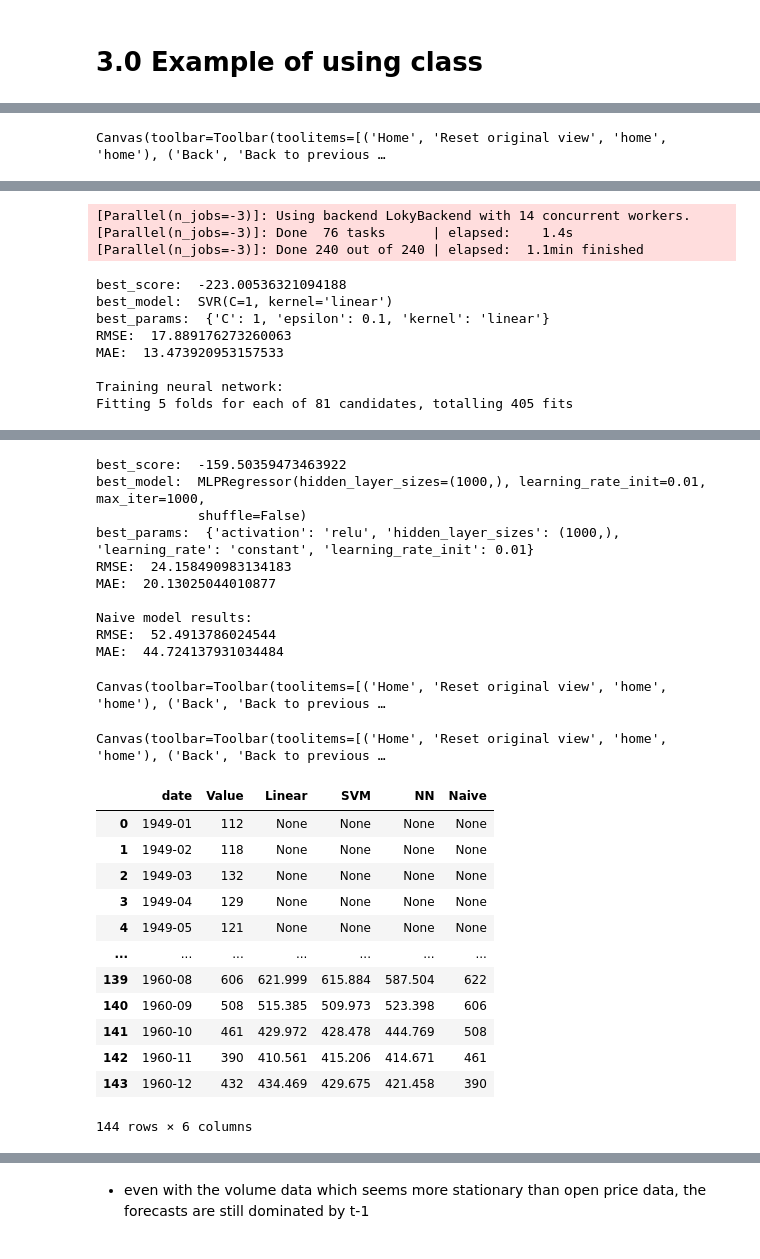
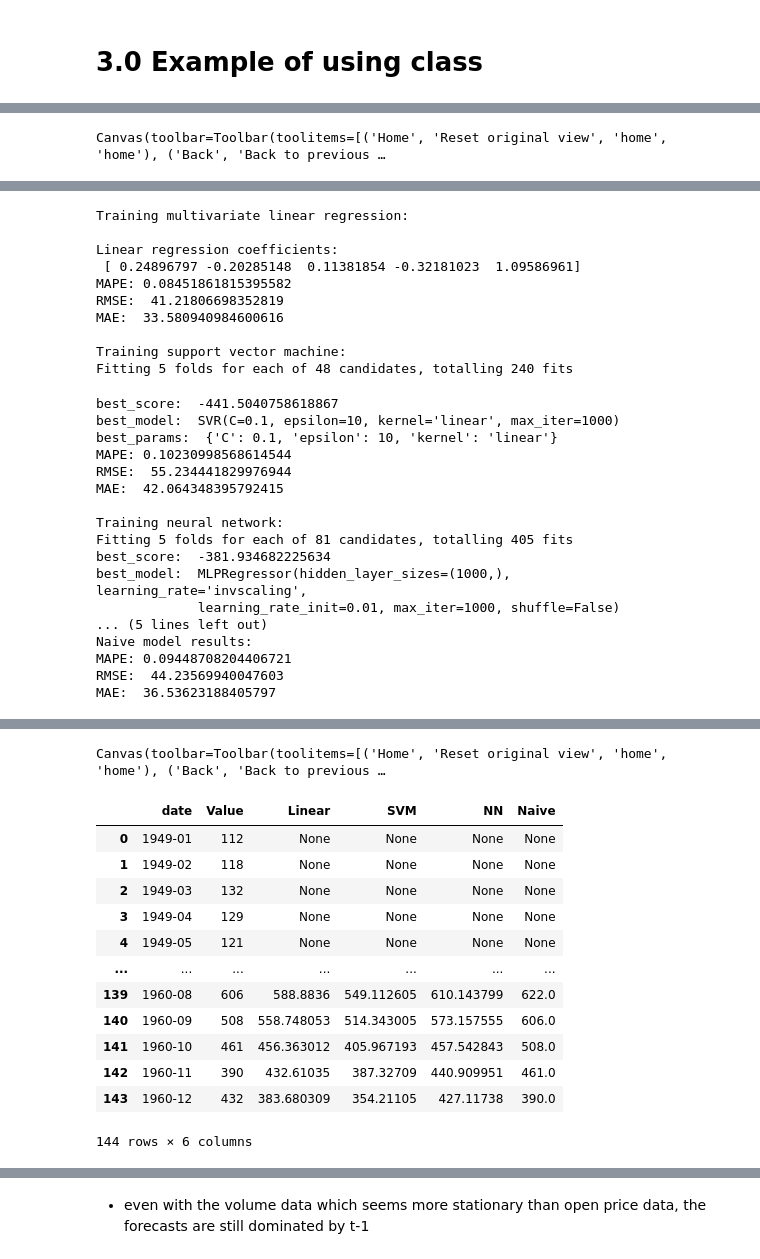
Before and after one commit to tristanmckechnie/tristan_meng_data_science, a Jupyter notebook: 1d_time_series_prediction_class.ipynb, the cells around one changed output, grey strips where cells are left out. Saved outputs shown, nothing was run; the diff lists cells and outputs as text; code cells hidden in the pictures.

```diff
--- a/1d_time_series_prediction_class.ipynb
+++ b/1d_time_series_prediction_class.ipynb
@@ -158,6 +212,14 @@ split = 100
 # %% [markdown]
 # 3.0 Example of using class
 # %%
+# import some data
+df = pd.read_csv('./test_data/AirPassengers.csv') # sp_500 = GSPC.csv, # airplaine = AirPassengers.csv
+display(df)
+
+# scale input data
+scaler = MinMaxScaler()
+scaled_data = scaler.fit_transform(df['#Passengers'].to_numpy().reshape(-1,1)).flatten()
+
 # initialize class object
 normal = time_series_prediction(df['Month'],df['#Passengers'],window_length,1)#time_series_prediction(sp_500['Date'][-4000:],sp_500['Volume'][-4000:]/1e9,5,1) # pass: ime series dates, univariate time series, lag window length, a number of steps ahead to predict
 normal.sliding_window_1(verbose=0) # time series to supervised ML problem
@@ -194,11 +258,27 @@ Fitting 5 folds for each of 48 candidates, totalling 240 fits
-[Parallel(n_jobs=-3)]: Using backend LokyBackend with 14 concurrent workers.
-[Parallel(n_jobs=-3)]: Done  76 tasks      | elapsed:    1.4s
-[Parallel(n_jobs=-3)]: Done 240 out of 240 | elapsed:  1.1min finished
+Training multivariate linear regression:
+
+Linear regression coefficients:
+ [ 0.24896797 -0.20285148  0.11381854 -0.32181023  1.09586961]
+MAPE: 0.08451861815395582
+RMSE:  41.21806698352819
+MAE:  33.580940984600616
+
+Training support vector machine:
+Fitting 5 folds for each of 48 candidates, totalling 240 fits
-best_score:  -223.00536321094188
-best_model:  SVR(C=1, kernel='linear')
-best_params:  {'C': 1, 'epsilon': 0.1, 'kernel': 'linear'}
-RMSE:  17.889176273260063
-MAE:  13.473920953157533
+best_score:  -441.5040758618867
+best_model:  SVR(C=0.1, epsilon=10, kernel='linear', max_iter=1000)
+best_params:  {'C': 0.1, 'epsilon': 10, 'kernel': 'linear'}
+MAPE: 0.10230998568614544
+RMSE:  55.234441829976944
+MAE:  42.064348395792415
 
 Training neural network:
 Fitting 5 folds for each of 81 candidates, totalling 405 fits
+best_score:  -381.934682225634
+best_model:  MLPRegressor(hidden_layer_sizes=(1000,), learning_rate='invscaling',
+             learning_rate_init=0.01, max_iter=1000, shuffle=False)
+... (5 lines left out)
+Naive model results:
+MAPE: 0.09448708204406721
+RMSE:  44.23569940047603
+MAE:  36.53623188405797
@@ -208,28 +286,17 @@ Fitting 5 folds for each of 81 candidates, totalling 405 fits
-best_score:  -159.50359473463922
-best_model:  MLPRegressor(hidden_layer_sizes=(1000,), learning_rate_init=0.01, max_iter=1000,
-             shuffle=False)
-best_params:  {'activation': 'relu', 'hidden_layer_sizes': (1000,), 'learning_rate': 'constant', 'learning_rate_init': 0.01}
-RMSE:  24.158490983134183
-MAE:  20.13025044010877
-
-Naive model results:
-RMSE:  52.4913786024544
-MAE:  44.724137931034484
+Canvas(toolbar=Toolbar(toolitems=[('Home', 'Reset original view', 'home', 'home'), ('Back', 'Back to previous …
+|  | date | Value | Linear | SVM | NN | Naive |
+| 0 | 1949-01 | 112 | None | None | None | None |
+| 1 | 1949-02 | 118 | None | None | None | None |
+| 2 | 1949-03 | 132 | None | None | None | None |
+| 3 | 1949-04 | 129 | None | None | None | None |
+| 4 | 1949-05 | 121 | None | None | None | None |
+| ... | ... | ... | ... | ... | ... | ... |
+| 139 | 1960-08 | 606 | 588.8836 | 549.112605 | 610.143799 | 622.0 |
+| 140 | 1960-09 | 508 | 558.748053 | 514.343005 | 573.157555 | 606.0 |
+| 141 | 1960-10 | 461 | 456.363012 | 405.967193 | 457.542843 | 508.0 |
+| 142 | 1960-11 | 390 | 432.61035 | 387.32709 | 440.909951 | 461.0 |
+| 143 | 1960-12 | 432 | 383.680309 | 354.21105 | 427.11738 | 390.0 |
-Canvas(toolbar=Toolbar(toolitems=[('Home', 'Reset original view', 'home', 'home'), ('Back', 'Back to previous …
+144 rows × 6 columns
-Canvas(toolbar=Toolbar(toolitems=[('Home', 'Reset original view', 'home', 'home'), ('Back', 'Back to previous …
-|  | date | Value | Linear | SVM | NN | Naive |
-| 0 | 1949-01 | 112 | None | None | None | None |
-| 1 | 1949-02 | 118 | None | None | None | None |
-| 2 | 1949-03 | 132 | None | None | None | None |
-| 3 | 1949-04 | 129 | None | None | None | None |
-| 4 | 1949-05 | 121 | None | None | None | None |
-| ... | ... | ... | ... | ... | ... | ... |
-| 139 | 1960-08 | 606 | 621.999 | 615.884 | 587.504 | 622 |
-| 140 | 1960-09 | 508 | 515.385 | 509.973 | 523.398 | 606 |
-| 141 | 1960-10 | 461 | 429.972 | 428.478 | 444.769 | 508 |
-| 142 | 1960-11 | 390 | 410.561 | 415.206 | 414.671 | 461 |
-| 143 | 1960-12 | 432 | 434.469 | 429.675 | 421.458 | 390 |
-144 rows × 6 columns
 # %%
 # what is the accuracy of price movements for these predictions
 
```
Also changed, not shown: parts of 9 cells of this notebook, 2 other files.
